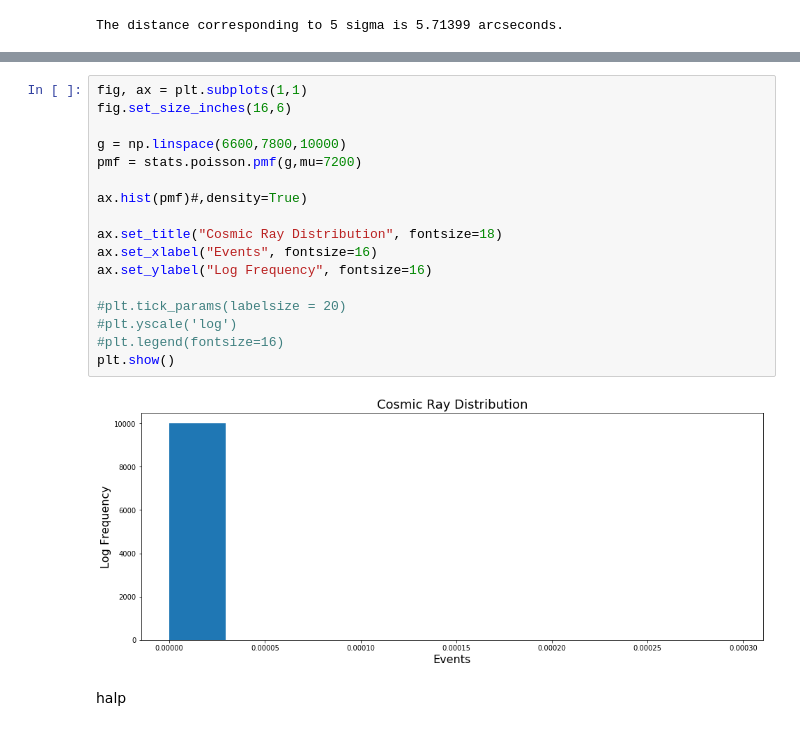
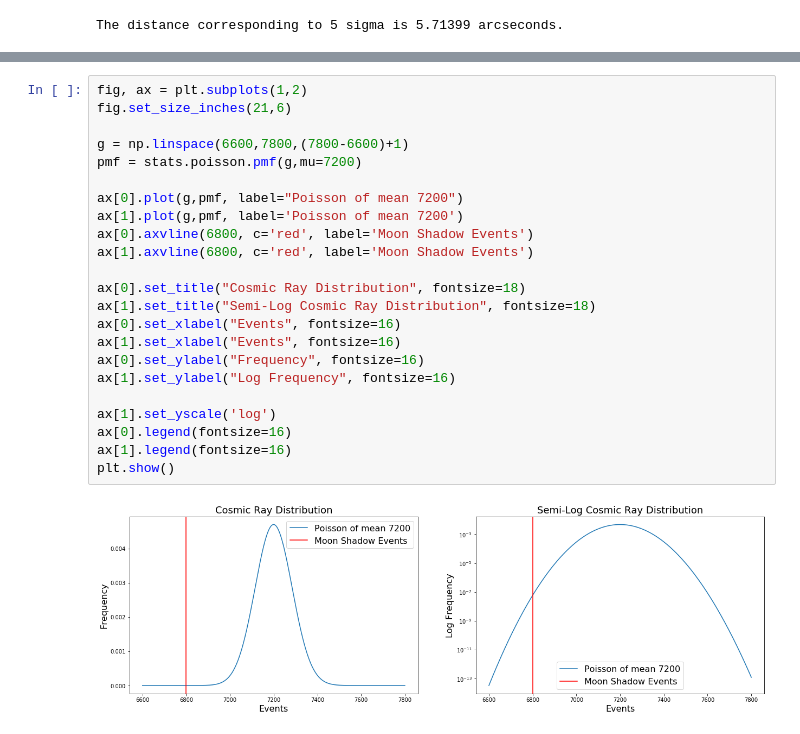
Before and after one commit to andi-bergeson/DataAnalysis_Phys434, a Jupyter notebook: labs/lab3.ipynb, the cells around one changed output, grey strips where cells are left out. Drawn from its saved outputs; the diff is of its cells as text.

```diff
--- a/labs/lab3.ipynb
+++ b/labs/lab3.ipynb
@@ -150,21 +151,25 @@ The distance corresponding to 5 sigma is 5.71399 arcseconds.
 # %%
-fig, ax = plt.subplots(1,1)
-fig.set_size_inches(16,6)
+fig, ax = plt.subplots(1,2)
+fig.set_size_inches(21,6)
 
-g = np.linspace(6600,7800,10000)
+g = np.linspace(6600,7800,(7800-6600)+1)
 pmf = stats.poisson.pmf(g,mu=7200)
 
-ax.hist(pmf)#,density=True)
+ax[0].plot(g,pmf, label="Poisson of mean 7200")
+ax[1].plot(g,pmf, label='Poisson of mean 7200')
+ax[0].axvline(6800, c='red', label='Moon Shadow Events')
+ax[1].axvline(6800, c='red', label='Moon Shadow Events')
 
-ax.set_title("Cosmic Ray Distribution", fontsize=18)
-ax.set_xlabel("Events", fontsize=16)
-ax.set_ylabel("Log Frequency", fontsize=16)
+ax[0].set_title("Cosmic Ray Distribution", fontsize=18)
+ax[1].set_title("Semi-Log Cosmic Ray Distribution", fontsize=18)
+ax[0].set_xlabel("Events", fontsize=16)
+ax[1].set_xlabel("Events", fontsize=16)
+ax[0].set_ylabel("Frequency", fontsize=16)
+ax[1].set_ylabel("Log Frequency", fontsize=16)
 
-#plt.tick_params(labelsize = 20)
-#plt.yscale('log')
-#plt.legend(fontsize=16)
+ax[1].set_yscale('log')
+ax[0].legend(fontsize=16)
+ax[1].legend(fontsize=16)
 plt.show()
 # %% [output]
-[figure, old version]
+[figure, new version]
-# %% [markdown]
-halp
```
Also changed, not shown: parts of 9 cells of this notebook.
